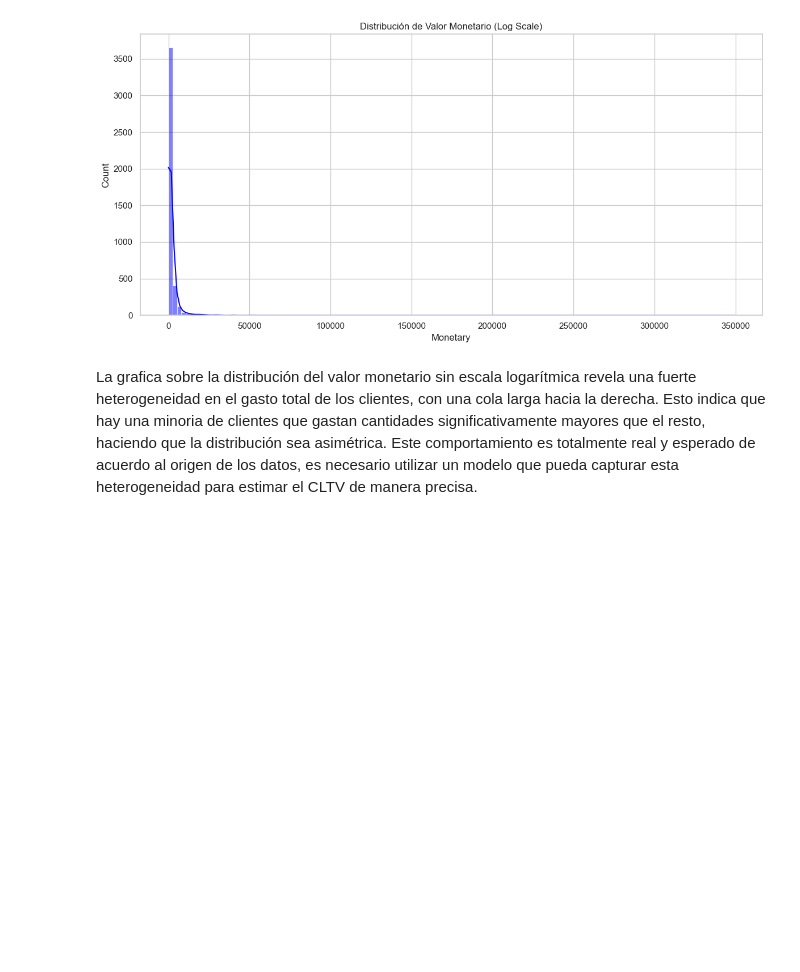
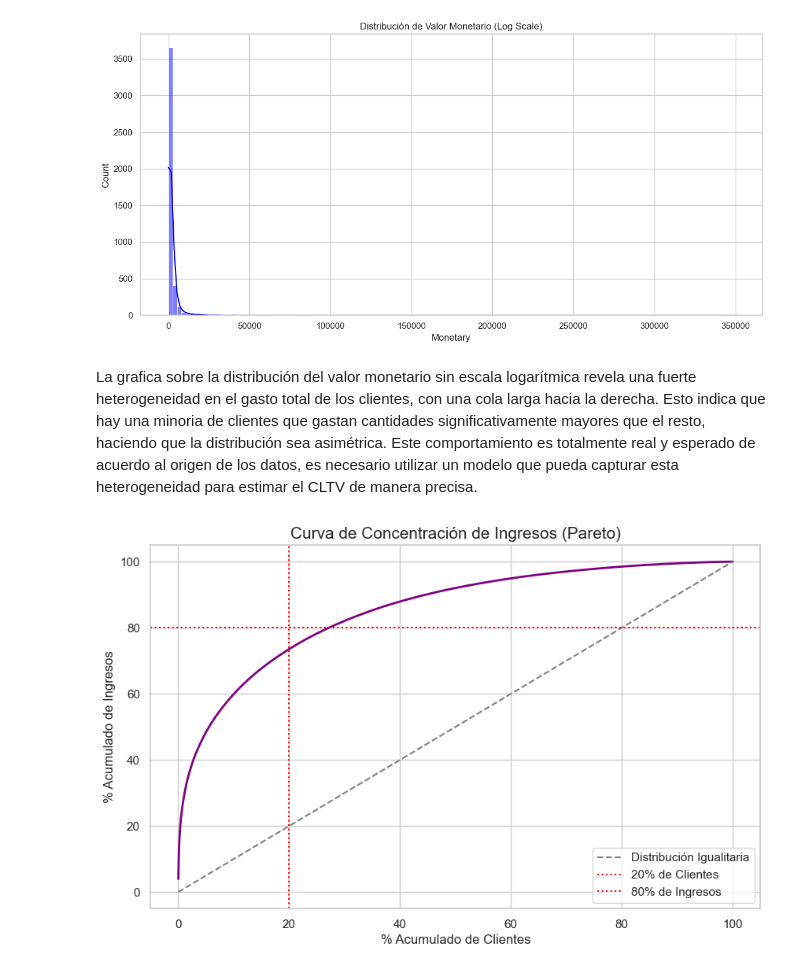
Before and after one commit to DaLeedev/CLTV_PROJECT, a Jupyter notebook: notebooks/03_Exploracion de los Datos.ipynb, the cells around one changed output. Saved outputs shown, nothing was run; the diff lists cells and outputs as text; code cells hidden in the pictures; blank space fills up the shorter version.

```diff
--- a/notebooks/03_Exploracion de los Datos.ipynb
+++ b/notebooks/03_Exploracion de los Datos.ipynb
@@ -194,3 +194,26 @@ plt.show()
 [figure]
 # %% [markdown]
 La grafica sobre la distribución del valor monetario sin escala logarítmica revela una fuerte heterogeneidad en el gasto total de los clientes, con una cola larga hacia la derecha. Esto indica que hay una minoria de clientes que gastan cantidades significativamente mayores que el resto, haciendo que la distribución sea asimétrica. Este comportamiento es totalmente real y esperado de acuerdo al origen de los datos, es necesario utilizar un modelo que pueda capturar esta heterogeneidad para estimar el CLTV de manera precisa.
+# %%
+# Ordenar clientes por gasto de mayor a menor
+rfm_sorted = rfm.sort_values(by='Monetary', ascending=False)
+
+# Calcular porcentajes acumulados
+rfm_sorted['Cum_Revenue'] = rfm_sorted['Monetary'].cumsum()
+rfm_sorted['Cum_Rev_Perc'] = 100 * rfm_sorted['Cum_Revenue'] / rfm_sorted['Monetary'].sum()
+rfm_sorted['Cum_Customers_Perc'] = 100 * (np.arange(len(rfm_sorted)) + 1) / len(rfm_sorted)
+
+# Gráfico de Lorenz
+plt.figure(figsize=(10, 6))
+plt.plot(rfm_sorted['Cum_Customers_Perc'], rfm_sorted['Cum_Rev_Perc'], color='purple', lw=2)
+plt.plot([0, 100], [0, 100], color='gray', linestyle='--', label='Distribución Igualitaria')
+plt.axvline(x=20, color='red', linestyle=':', label='20% de Clientes')
+plt.axhline(y=80, color='red', linestyle=':', label='80% de Ingresos')
+
+plt.title('Curva de Concentración de Ingresos (Pareto)', fontsize=15)
+plt.xlabel('% Acumulado de Clientes')
+plt.ylabel('% Acumulado de Ingresos')
+plt.legend()
+plt.show()
+# %% [output]
+[figure, added]
```
Also changed, not shown: parts of 3 cells of this notebook.
